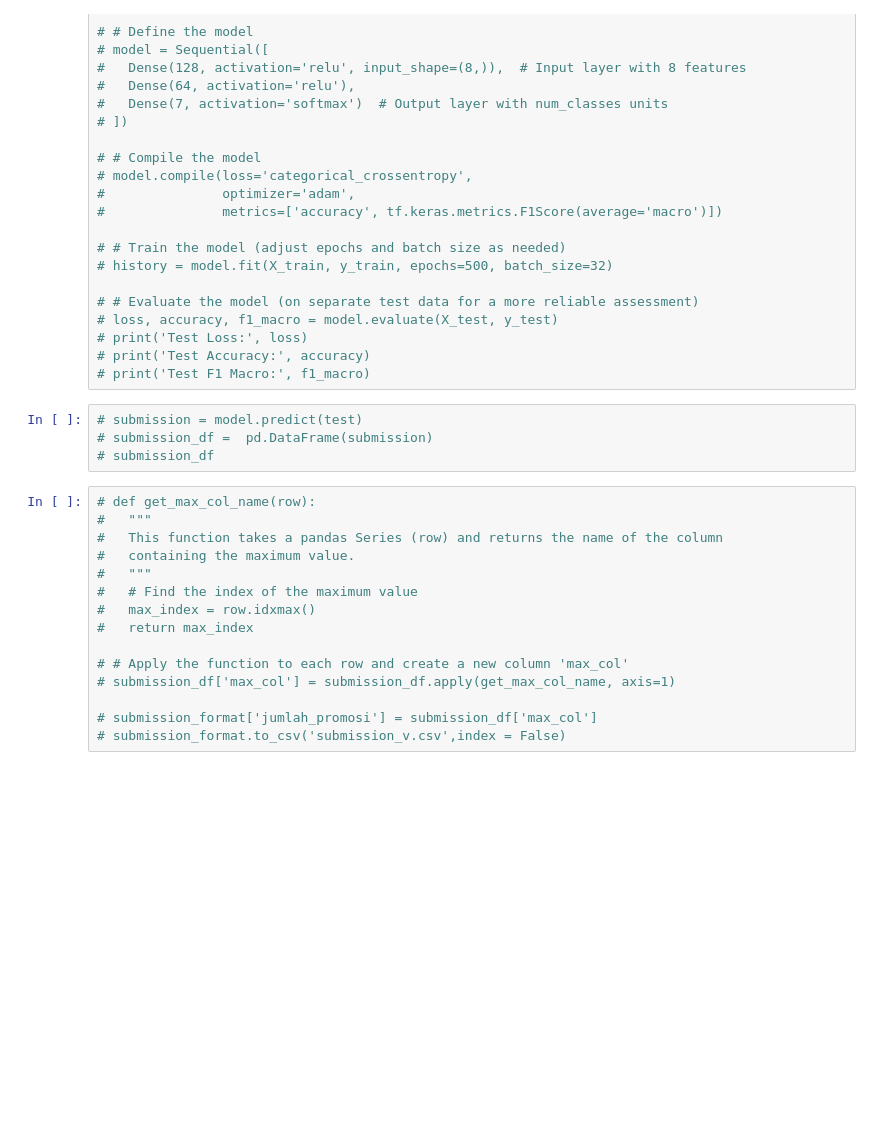
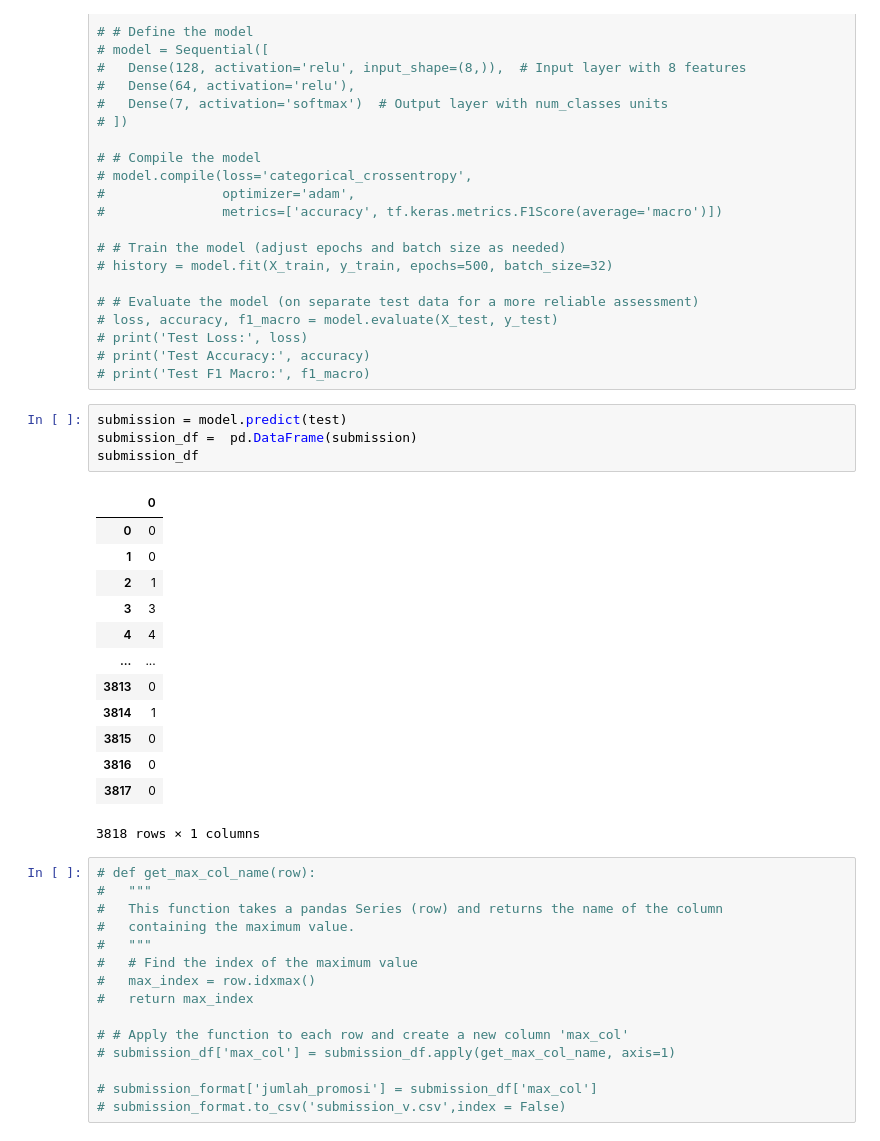
Before and after one commit to davidbryanc/Data-Analytics-Competition-FIND-IT-2024, a Jupyter notebook: valent3.ipynb, the cells around one changed output. Cells and saved outputs as stored; diff of their text form; blank space fills up the shorter version.

```diff
--- a/valent3.ipynb
+++ b/valent3.ipynb
@@ -831,9 +817,23 @@ submission_format.to_csv('submission_v.csv',index = False)
 # print('Test Accuracy:', accuracy)
 # print('Test F1 Macro:', f1_macro)
 # %%
-# submission = model.predict(test)
-# submission_df =  pd.DataFrame(submission)
-# submission_df
+submission = model.predict(test)
+submission_df =  pd.DataFrame(submission)
+submission_df
+# %% [output]
+|  | 0 |
+| 0 | 0 |
+| 1 | 0 |
+| 2 | 1 |
+| 3 | 3 |
+| 4 | 4 |
+| ... | ... |
+| 3813 | 0 |
+| 3814 | 1 |
+| 3815 | 0 |
+| 3816 | 0 |
+| 3817 | 0 |
+3818 rows × 1 columns
 # %%
 # def get_max_col_name(row):
 #   """
```
Also changed, not shown: parts of 12 cells of this notebook, 2 other files.
